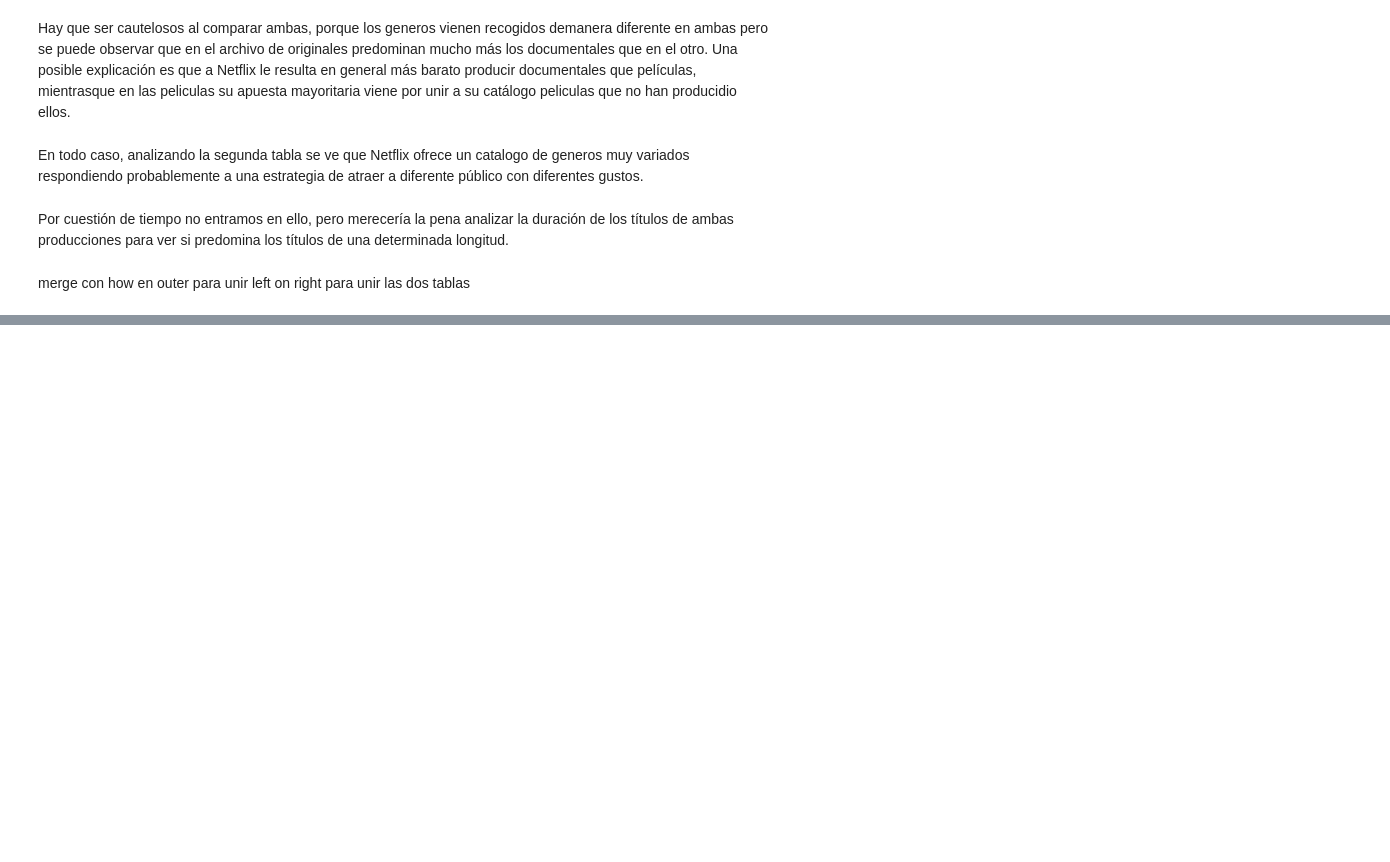
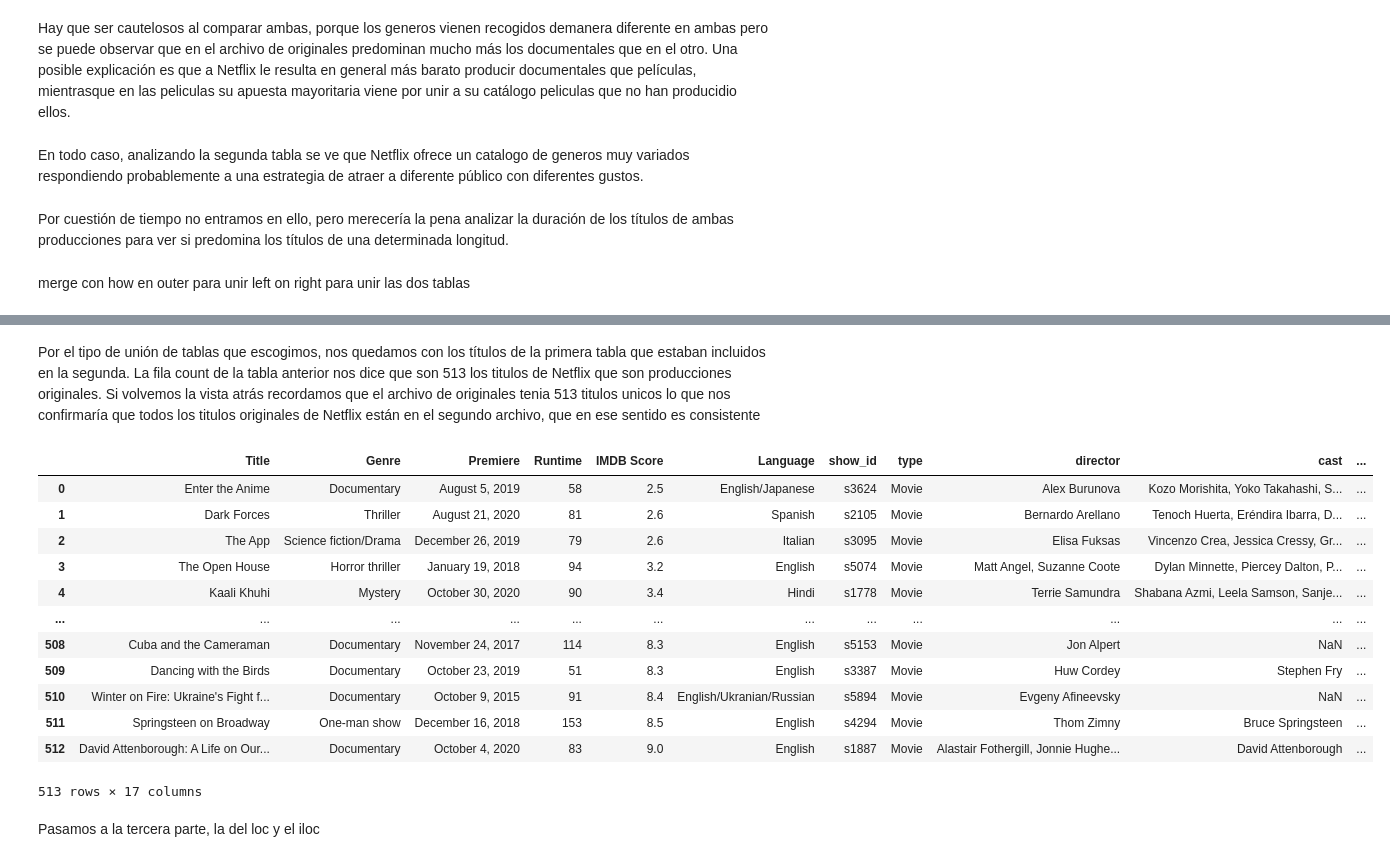
Before and after one commit to Rcm89/laboratorio-modulo2-leccion02-eda-union, a Jupyter notebook: laboratorio-modulo2-leccion02-eda-union.ipynb, the cells around one changed output, grey strips where cells are left out. Cells and saved outputs as stored; diff of their text form; code cells hidden in the pictures; blank space fills up the shorter version.

Commit message:
Segundo apartado avanado

```diff
--- a/laboratorio-modulo2-leccion02-eda-union.ipynb
+++ b/laboratorio-modulo2-leccion02-eda-union.ipynb
@@ -459,0 +479,23 @@ df1_modificado.merge(df2_modificado, left_on = "Title", right_on= "title", how="
+# %% [markdown]
+Por el tipo de unión de tablas que escogimos, nos quedamos con los títulos de la primera tabla que estaban incluidos en la segunda. La fila count de la tabla anterior nos dice que son 513 los titulos de Netflix que son producciones originales. Si volvemos la vista atrás recordamos que el archivo de originales tenia 513 titulos unicos lo que nos confirmaría que todos los titulos originales de Netflix están en el segundo archivo, que en ese sentido es consistente
+# %%
+# Finalmente para quitar redundancias en los datos, eliminamos la columnaw title que
+# ofrece datos idénticos a la primera
+
+df_merged.drop(columns="title")
+# %% [output]
+|  | Title | Genre | Premiere | Runtime | IMDB Score | Language | show_id | type | director | cast | ... |
+| 0 | Enter the Anime | Documentary | August 5, 2019 | 58 | 2.5 | English/Japanese | s3624 | Movie | Alex Burunova | Kozo Morishita, Yoko Takahashi, S... | ... |
+| 1 | Dark Forces | Thriller | August 21, 2020 | 81 | 2.6 | Spanish | s2105 | Movie | Bernardo Arellano | Tenoch Huerta, Eréndira Ibarra, D... | ... |
+| 2 | The App | Science fiction/Drama | December 26, 2019 | 79 | 2.6 | Italian | s3095 | Movie | Elisa Fuksas | Vincenzo Crea, Jessica Cressy, Gr... | ... |
+| 3 | The Open House | Horror thriller | January 19, 2018 | 94 | 3.2 | English | s5074 | Movie | Matt Angel, Suzanne Coote | Dylan Minnette, Piercey Dalton, P... | ... |
+| 4 | Kaali Khuhi | Mystery | October 30, 2020 | 90 | 3.4 | Hindi | s1778 | Movie | Terrie Samundra | Shabana Azmi, Leela Samson, Sanje... | ... |
+| ... | ... | ... | ... | ... | ... | ... | ... | ... | ... | ... | ... |
+| 508 | Cuba and the Cameraman | Documentary | November 24, 2017 | 114 | 8.3 | English | s5153 | Movie | Jon Alpert | NaN | ... |
+| 509 | Dancing with the Birds | Documentary | October 23, 2019 | 51 | 8.3 | English | s3387 | Movie | Huw Cordey | Stephen Fry | ... |
+| 510 | Winter on Fire: Ukraine's Fight f... | Documentary | October 9, 2015 | 91 | 8.4 | English/Ukranian/Russian | s5894 | Movie | Evgeny Afineevsky | NaN | ... |
+| 511 | Springsteen on Broadway | One-man show | December 16, 2018 | 153 | 8.5 | English | s4294 | Movie | Thom Zimny | Bruce Springsteen | ... |
+| 512 | David Attenborough: A Life on Our... | Documentary | October 4, 2020 | 83 | 9.0 | English | s1887 | Movie | Alastair Fothergill, Jonnie Hughe... | David Attenborough | ... |
+513 rows × 17 columns
+# %% [markdown]
+Pasamos a la tercera parte, la del loc y el iloc
```
Also changed, not shown: parts of 3 cells of this notebook.
